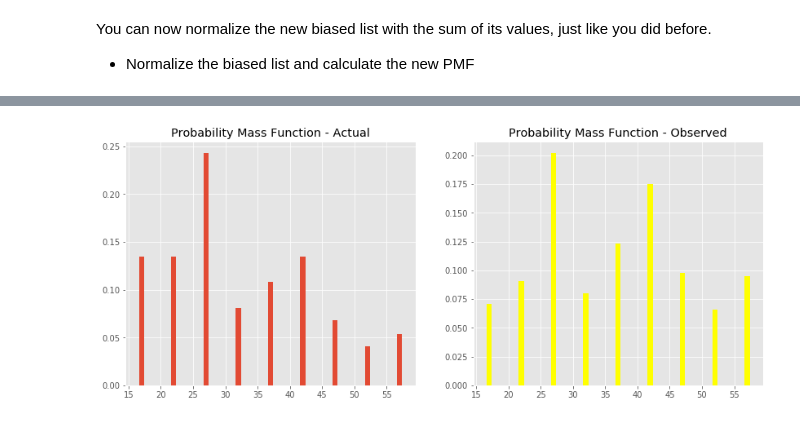
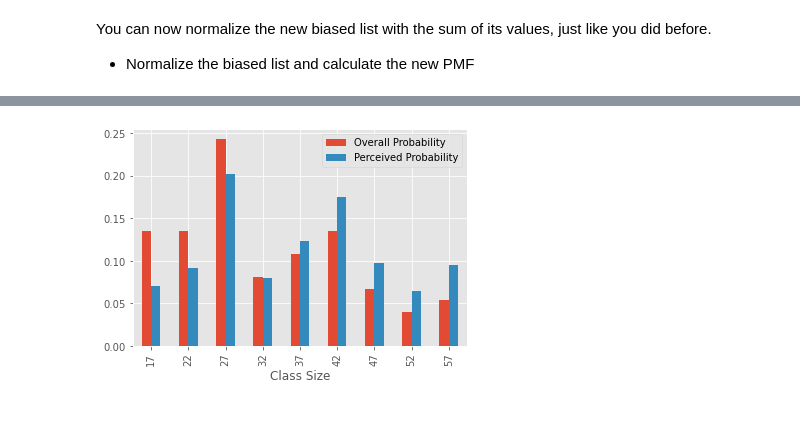
Before and after one commit to learn-co-curriculum/dsc-probability-mass-function-lab, a Jupyter notebook: index.ipynb, the cells around one changed output, grey strips where cells are left out. Drawn from its saved outputs; the diff is of its cells as text; code cells hidden in the pictures.

```diff
--- a/index.ipynb
+++ b/index.ipynb
@@ -156,8 +193,5 @@ biased, biased_sum
 # %%
 # __SOLUTION__
-biased = np.multiply(sizes, pmf)
-
-biased_sum = biased.sum()
-
-biased, biased_sum
+biased = sizes.apply(p_actual) * sizes
+biased
 # %% [output]
@@ -185,0 +214,4 @@ sizes, pmf2
+# %%
+# __SOLUTION__
+biased_pmf = pd.Series([value/mu for value in biased])
+biased_pmf
@@ -187,0 +231,7 @@ You can see that probability values in this PMF are different than our original
+# %%
+pmf_df["Perceived Probability"] = biased_pmf
+pmf_df
+# %%
+# __SOLUTION__
+pmf_df["Perceived Probability"] = biased_pmf
+pmf_df
@@ -209,17 +284,0 @@ new_figure = plt.figure(figsize=(14, 5.5))
-# %%
-# __SOLUTION__
-# Plot pmfs side by side
-new_figure = plt.figure(figsize=(14, 5.5))
-
-ax = new_figure.add_subplot(121)
-ax2 = new_figure.add_subplot(122)
-
-ax.bar(size_and_count.keys(), pmf);
-ax2.bar(size_and_count.keys(), pmf2, color="yellow");
-
-ax.set_title ("Probability Mass Function - Actual");
-ax2.set_title ("Probability Mass Function - Observed");
-
-plt.show()
-# %% [output]
-[figure, removed]
@@ -226,3 +287,10 @@ plt.show()
+# %%
+# __SOLUTION__
+ax = pmf_df.plot.bar(x="Class Size", y=["Overall Probability", "Perceived Probability"]);
+# Alternatively (there are only 3 columns, so it will plot all remaining cols as y):
+# pmf_df.plot.bar(x="Class Size");
+# %% [output]
+[figure, added]
 # %% [markdown]
 Your results tell you that in the biased distribution there are fewer small classes and more large classes.
 
```
Also changed, not shown: parts of 45 cells of this notebook, 6 other files.
